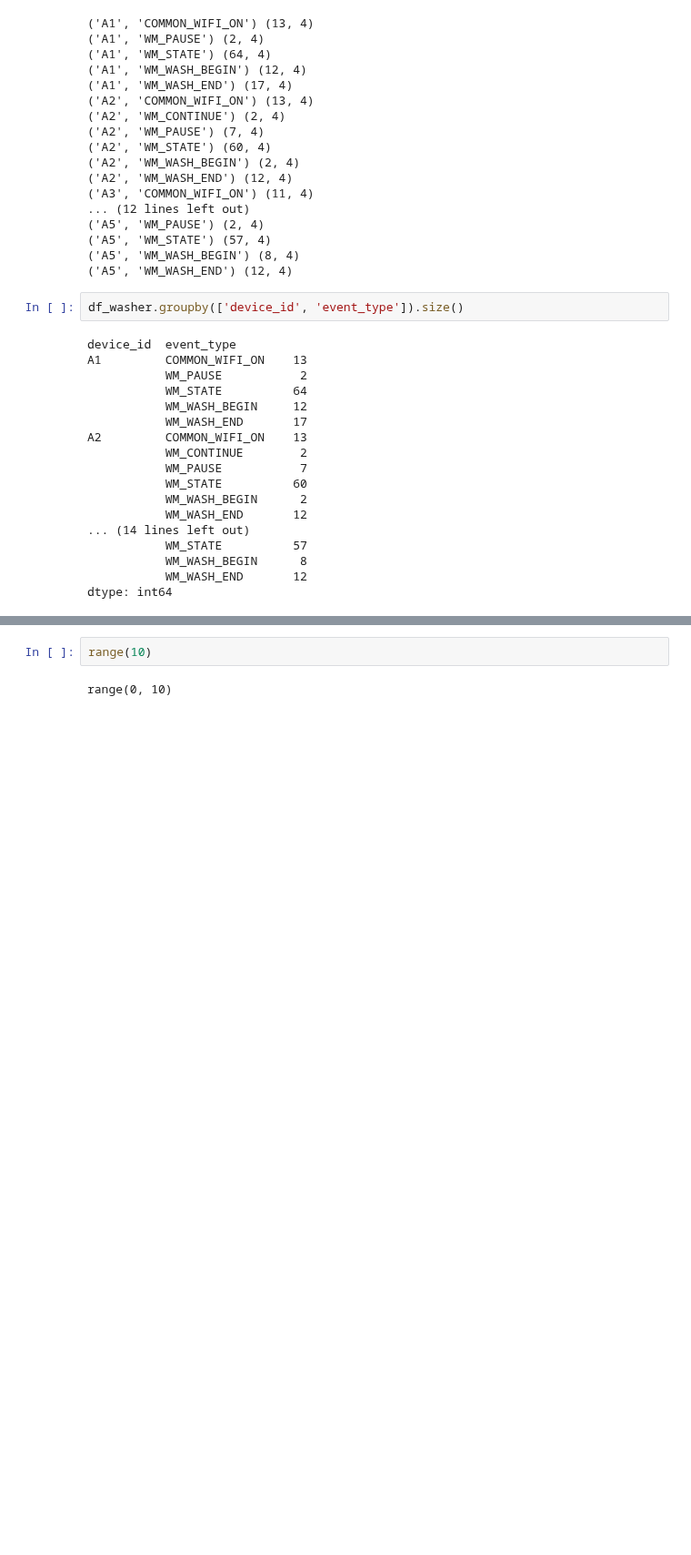
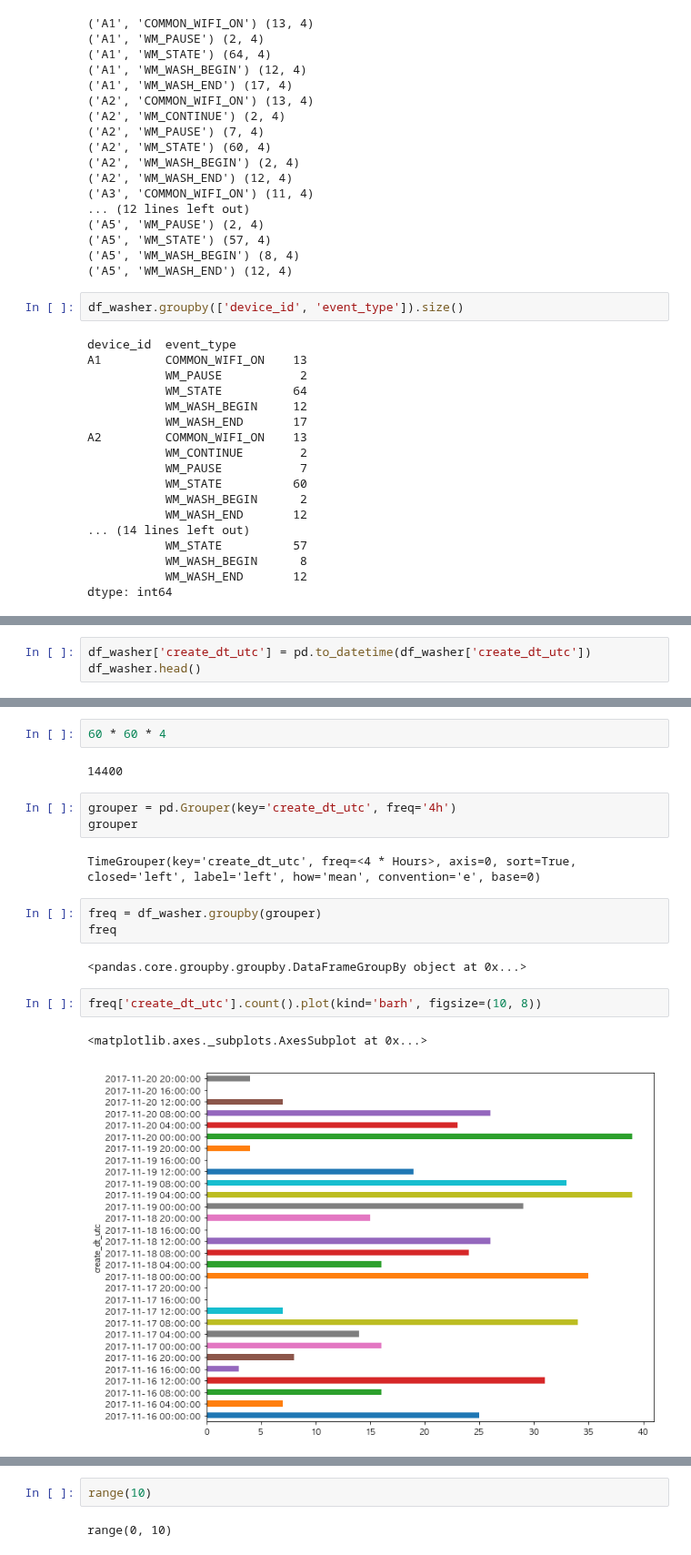
Before and after one commit to CodingSta/demo-201810-lge, a Jupyter notebook: 파이썬강의.ipynb, the cells around one changed output, grey strips where cells are left out. Shown at 91% size. Saved outputs shown, nothing was run; the diff lists cells and outputs as text; blank space fills up the shorter version.

```diff
--- a/파이썬강의.ipynb
+++ b/파이썬강의.ipynb
@@ -2008,0 +2047,3 @@ df_washer.groupby(['device_id', 'event_type']).size().unstack(fill_value=0)
+# %%
+df_washer['create_dt_utc'] = pd.to_datetime(df_washer['create_dt_utc'])
+df_washer.head()
@@ -2008,0 +2057,19 @@ df_washer.groupby(['device_id', 'event_type']).size().unstack(fill_value=0)
+# %%
+60 * 60 * 4
+# %% [output]
+14400
+# %%
+grouper = pd.Grouper(key='create_dt_utc', freq='4h')
+grouper
+# %% [output]
+TimeGrouper(key='create_dt_utc', freq=<4 * Hours>, axis=0, sort=True, closed='left', label='left', how='mean', convention='e', base=0)
+# %%
+freq = df_washer.groupby(grouper)
+freq
+# %% [output]
+<pandas.core.groupby.groupby.DataFrameGroupBy object at 0x...>
+# %%
+freq['create_dt_utc'].count().plot(kind='barh', figsize=(10, 8))
+# %% [output]
+<matplotlib.axes._subplots.AxesSubplot at 0x...>
+[figure, added]
```
Also changed, not shown: parts of 7 cells of this notebook.
